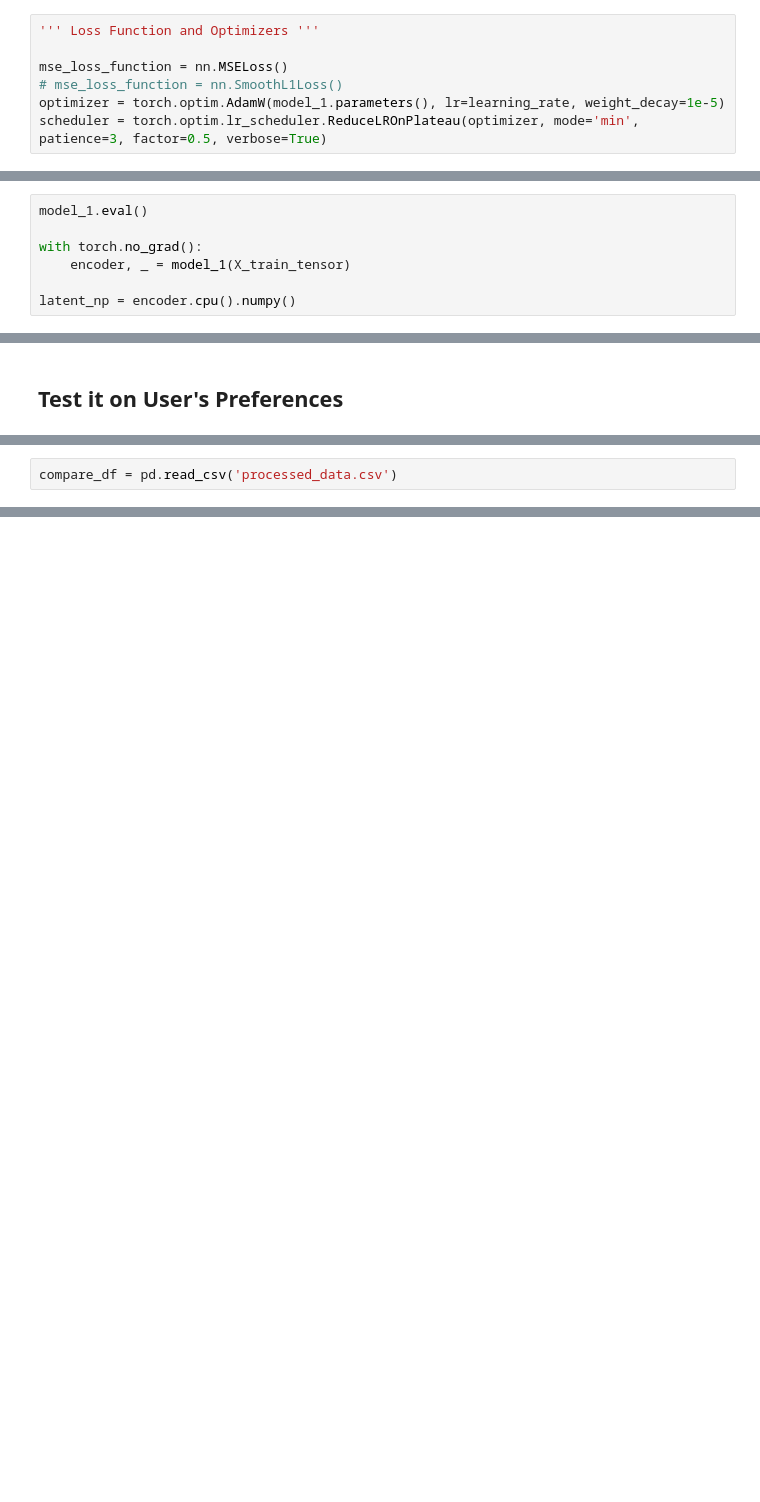
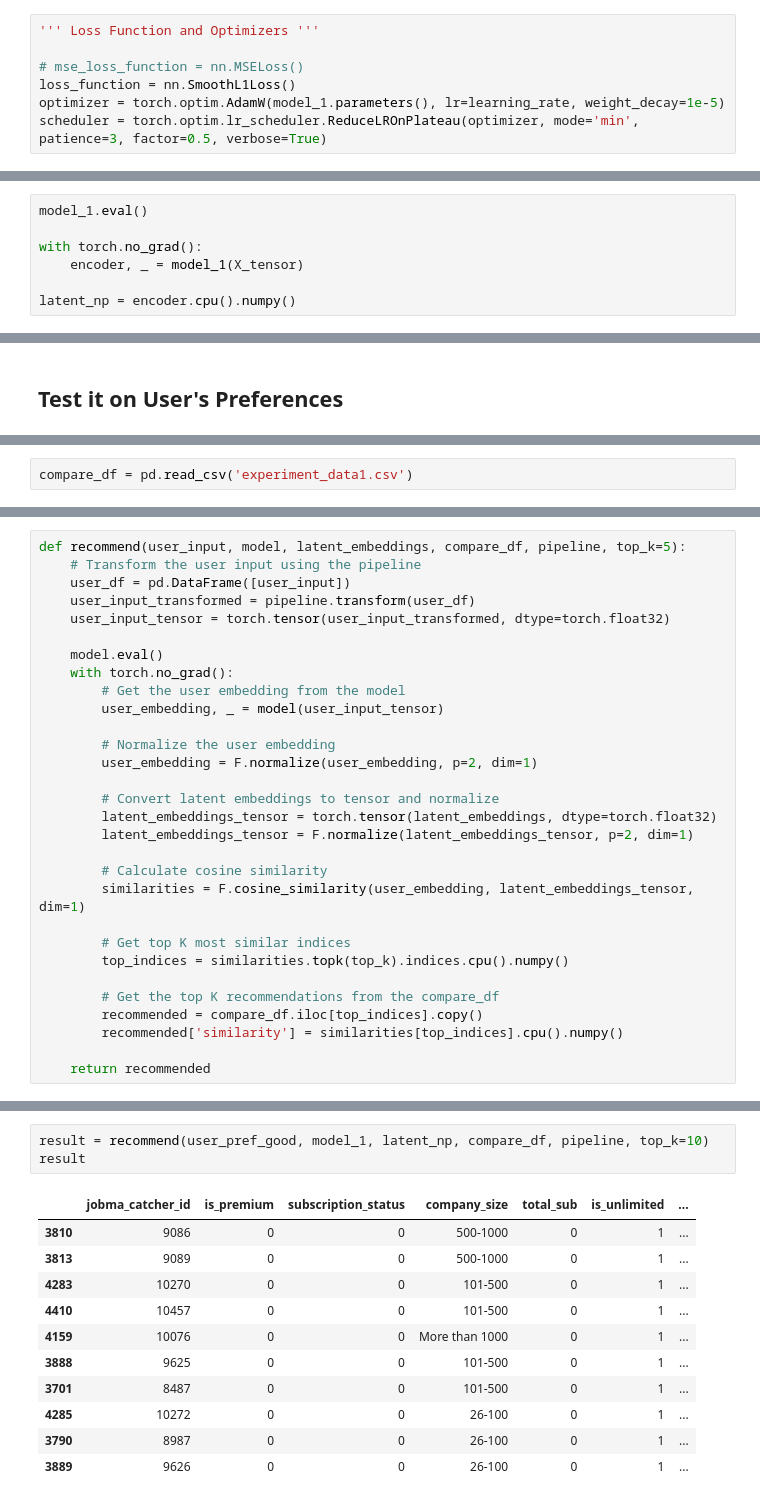
Before and after one commit to DushyantGoyal1611/Python_Jobma, a Jupyter notebook: Recommender System/Client's Loyalty Recommendation System/Try/Data_Training.ipynb, the cells around one changed output, grey strips where cells are left out. Drawn from its saved outputs; the diff is of its cells as text; blank space fills up the shorter version.

Commit message:
Completed 2 Models of Client's Loyalty Recommendation System

```diff
--- a/Recommender System/Client's Loyalty Recommendation System/Try/Data_Training.ipynb
+++ b/Recommender System/Client's Loyalty Recommendation System/Try/Data_Training.ipynb
@@ -386,8 +425,8 @@ epochs = 50
 # %%
 ''' Loss Function and Optimizers '''
 
-mse_loss_function = nn.MSELoss()
-# mse_loss_function = nn.SmoothL1Loss()
+# mse_loss_function = nn.MSELoss()
+loss_function = nn.SmoothL1Loss()
 optimizer = torch.optim.AdamW(model_1.parameters(), lr=learning_rate, weight_decay=1e-5)
 scheduler = torch.optim.lr_scheduler.ReduceLROnPlateau(optimizer, mode='min', patience=3, factor=0.5, verbose=True)
 # %% [markdown]
@@ -532,7 +489,7 @@ plt.show()
 model_1.eval()
 
 with torch.no_grad():
-    encoder, _ = model_1(X_train_tensor)
+    encoder, _ = model_1(X_tensor)
 
 latent_np = encoder.cpu().numpy()
 # %%
@@ -618,5 +591,5 @@ user_pref_good = {'is_premium':0,
             }
 # %%
-compare_df = pd.read_csv('processed_data.csv')
+compare_df = pd.read_csv('experiment_data1.csv')
 # %%
 compare_df.columns
@@ -652,0 +628,30 @@ result
+# %%
+def recommend(user_input, model, latent_embeddings, compare_df, pipeline, top_k=5):
+    # Transform the user input using the pipeline
+    user_df = pd.DataFrame([user_input])
+    user_input_transformed = pipeline.transform(user_df)
+    user_input_tensor = torch.tensor(user_input_transformed, dtype=torch.float32)
+
+    model.eval()
+    with torch.no_grad():
+        # Get the user embedding from the model
+        user_embedding, _ = model(user_input_tensor)
+
+        # Normalize the user embedding
+        user_embedding = F.normalize(user_embedding, p=2, dim=1)
+
+        # Convert latent embeddings to tensor and normalize
+        latent_embeddings_tensor = torch.tensor(latent_embeddings, dtype=torch.float32)
+        latent_embeddings_tensor = F.normalize(latent_embeddings_tensor, p=2, dim=1)
+
+        # Calculate cosine similarity
+        similarities = F.cosine_similarity(user_embedding, latent_embeddings_tensor, dim=1)
+
+        # Get top K most similar indices
+        top_indices = similarities.topk(top_k).indices.cpu().numpy()
+
+        # Get the top K recommendations from the compare_df
+        recommended = compare_df.iloc[top_indices].copy()
+        recommended['similarity'] = similarities[top_indices].cpu().numpy()
+
+    return recommended
@@ -653 +673,16 @@ result
+# %%
+result = recommend(user_pref_good, model_1, latent_np, compare_df, pipeline, top_k=10)
+result
+# %% [output]
+|  | jobma_catcher_id | is_premium | subscription_status | company_size | total_sub | is_unlimited | ... |
+| 3810 | 9086 | 0 | 0 | 500-1000 | 0 | 1 | ... |
+| 3813 | 9089 | 0 | 0 | 500-1000 | 0 | 1 | ... |
+| 4283 | 10270 | 0 | 0 | 101-500 | 0 | 1 | ... |
+| 4410 | 10457 | 0 | 0 | 101-500 | 0 | 1 | ... |
+| 4159 | 10076 | 0 | 0 | More than 1000 | 0 | 1 | ... |
+| 3888 | 9625 | 0 | 0 | 101-500 | 0 | 1 | ... |
+| 3701 | 8487 | 0 | 0 | 101-500 | 0 | 1 | ... |
+| 4285 | 10272 | 0 | 0 | 26-100 | 0 | 1 | ... |
+| 3790 | 8987 | 0 | 0 | 26-100 | 0 | 1 | ... |
+| 3889 | 9626 | 0 | 0 | 26-100 | 0 | 1 | ... |
 # %%
```
Also changed, not shown: parts of 58 cells of this notebook, 3 other files.
